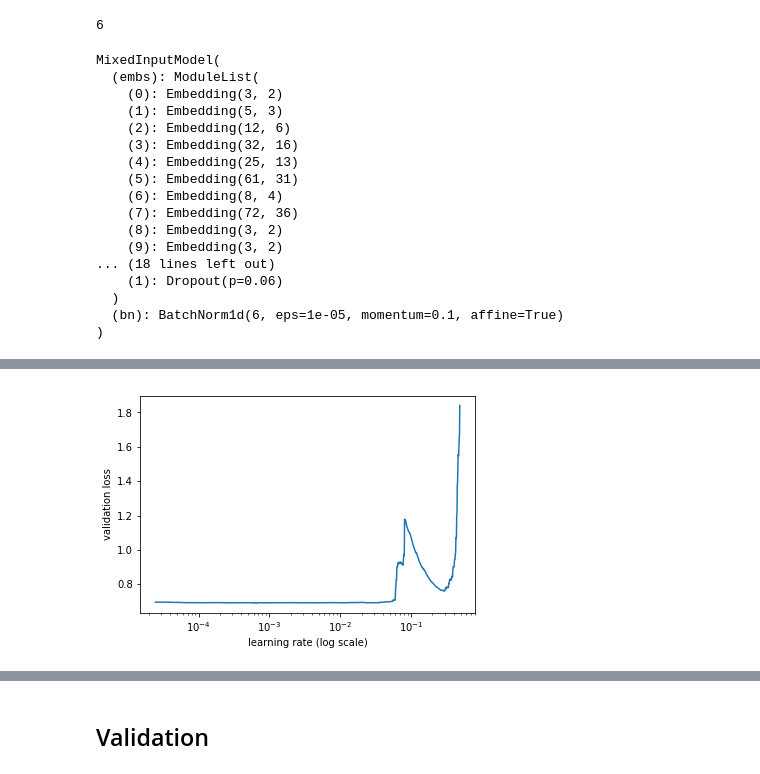
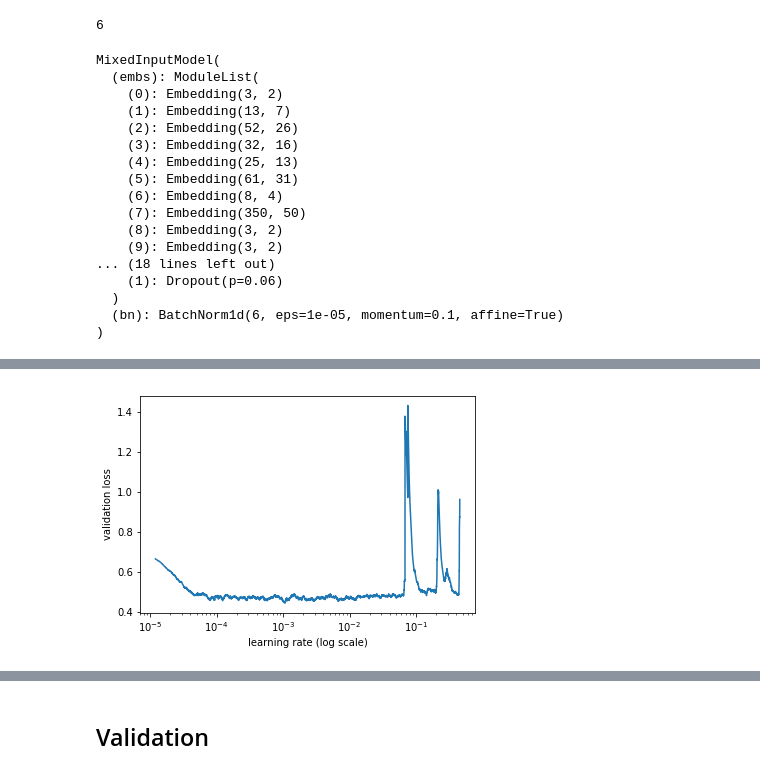
Before and after one commit to iaghidro/stock-predictor, a Jupyter notebook: fastAI/binaryClassificationBTC.ipynb, the cells around one changed output, grey strips where cells are left out. Saved outputs shown, nothing was run; the diff lists cells and outputs as text; code cells hidden in the pictures.

```diff
--- a/fastAI/binaryClassificationBTC.ipynb
+++ b/fastAI/binaryClassificationBTC.ipynb
@@ -293,6 +300,5 @@ Rake the last 10% of rows as our validation set.
 # %%
-
-train_ratio = 0.98
+train_ratio = 0.99
 train_size = int(samp_size * train_ratio); train_size
 val_idx = list(range(train_size, len(df)))
 #val_idx = list(range(0, len(df)-train_size))
@@ -373,13 +379,13 @@ m
 MixedInputModel(
   (embs): ModuleList(
     (0): Embedding(3, 2)
-    (1): Embedding(5, 3)
-    (2): Embedding(12, 6)
+    (1): Embedding(13, 7)
+    (2): Embedding(52, 26)
     (3): Embedding(32, 16)
     (4): Embedding(25, 13)
     (5): Embedding(61, 31)
     (6): Embedding(8, 4)
-    (7): Embedding(72, 36)
+    (7): Embedding(350, 50)
     (8): Embedding(3, 2)
     (9): Embedding(3, 2)
 ... (18 lines left out)
@@ -390,10 +396,10 @@ MixedInputModel(
 # %%
 m.lr_find()
 m.sched.plot(100)
-lr = 1e-4
+lr = 1e-5
 # %% [output]
 [interactive output not drawn]
-[figure, old version]
+[figure, new version]
 # %%
 m.fit(lr, 3)
 # %% [output]
```
Also changed, not shown: parts of 45 cells of this notebook, 3 other files.
